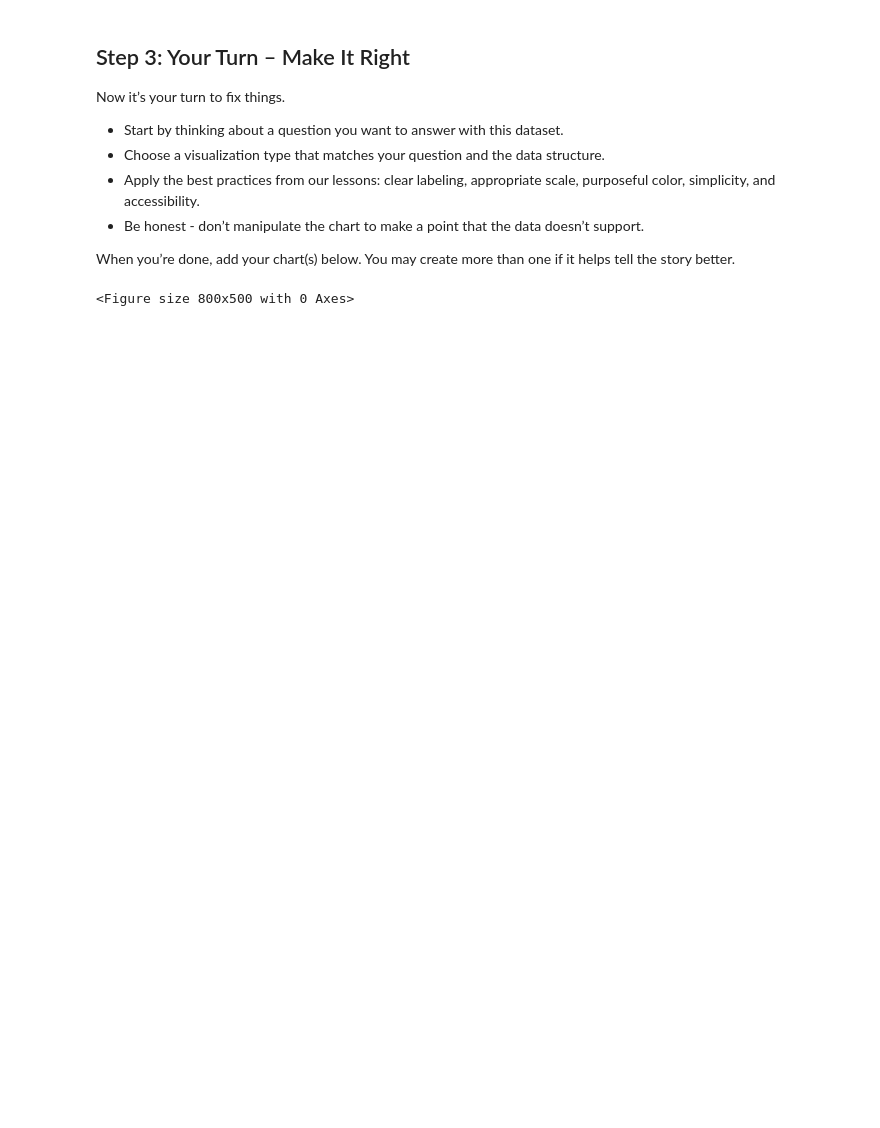
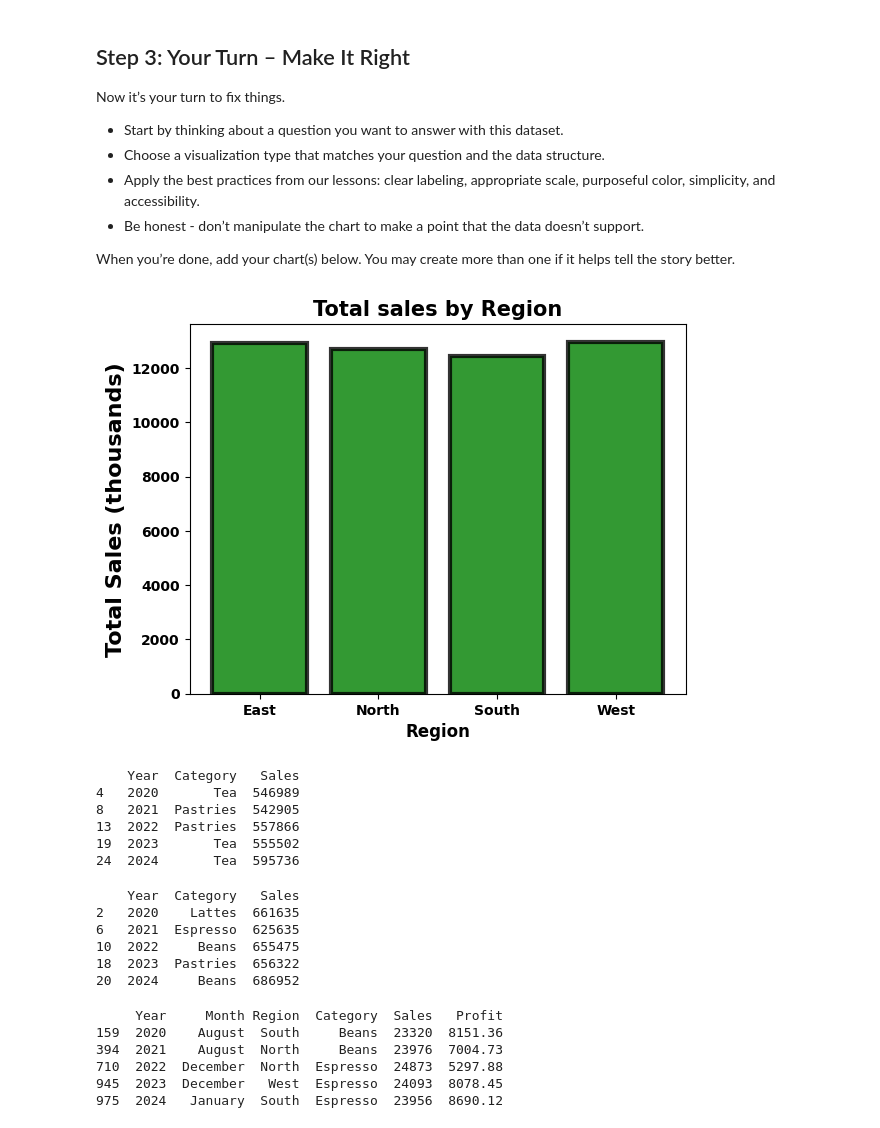
Before and after one commit to ryann1004/DA_M3_DataVizChallenge, a Jupyter notebook: data_viz_ethics_challenge.ipynb, the cells around one changed output. Cells and saved outputs as stored; diff of their text form; code cells hidden in the pictures; blank space fills up the shorter version.

Commit message:
new graphs included

```diff
--- a/data_viz_ethics_challenge.ipynb
+++ b/data_viz_ethics_challenge.ipynb
@@ -90,8 +91,59 @@ Now it’s your turn to fix things.
 When you’re done, add your chart(s) below. You may create more than one if it helps tell the story better.
 # %%
 # Your GOOD visualization(s) here
-plt.figure(figsize=(8,5))
-subset = coffee_df.groupby("Year")["Sales"].sum().reset_index()
+# corrected title variable, untruncated y-axis, appropriate color
+Total_sales = coffee_df.groupby("Region")["Sales"].mean().reset_index()
+# set a single, appropriate color for the bars
+colors = ['green']
+
+plt.bar(avg_sales["Region"], avg_sales["Sales"],
+color=colors, edgecolor="black", linewidth=3, alpha=0.8)
+# included clear, defined labels for title and axes
+plt.title("Total sales by Region", fontsize=15, fontweight="bold", color="black")
+plt.xlabel("Region", fontsize=12, fontweight="bold", color="black")
+plt.ylabel("Total Sales (thousands)", fontsize=16, fontweight="bold", color="black")
+# used a clean, simple grid
+plt.xticks(fontsize=10, fontweight="bold", color="black")
+plt.yticks(fontsize=10, fontweight="bold", color="black")
 plt.show()
 # %% [output]
-<Figure size 800x500 with 0 Axes>
+[figure, added]
+# %%
+
+# Identify the lowest selling item per year
+lowest_selling_item_per_year = coffee_df.groupby(['Year', 'Category'])['Sales'].sum().reset_index()
+
+lowest_selling_item_per_year = lowest_selling_item_per_year.loc[lowest_selling_item_per_year.groupby('Year')['Sales'].idxmin()]
+
+print(lowest_selling_item_per_year)
+# %% [output]
+    Year  Category   Sales
+4   2020       Tea  546989
+8   2021  Pastries  542905
+13  2022  Pastries  557866
+19  2023       Tea  555502
+24  2024       Tea  595736
+# %%
+# Identify the highest selling item per year
+highest_selling_item_per_year = coffee_df.groupby(['Year', 'Category'])['Sales'].sum().reset_index()
+
+highest_selling_item_per_year = highest_selling_item_per_year.loc[highest_selling_item_per_year.groupby('Year')['Sales'].idxmax()]
+
+print(highest_selling_item_per_year)
+# %% [output]
+    Year  Category   Sales
+2   2020    Lattes  661635
+6   2021  Espresso  625635
+10  2022     Beans  655475
+18  2023  Pastries  656322
+20  2024     Beans  686952
+# %%
+highest_selling_item_per_year = coffee_df.loc[coffee_df.groupby('Year')['Sales'].idxmax()]
+print(highest_selling_item_per_year)
+# %% [output]
+     Year     Month Region  Category  Sales   Profit
+159  2020    August  South     Beans  23320  8151.36
+394  2021    August  North     Beans  23976  7004.73
+710  2022  December  North  Espresso  24873  5297.88
+945  2023  December   West  Espresso  24093  8078.45
+975  2024   January  South  Espresso  23956  8690.12
```
Also changed, not shown: parts of 5 cells of this notebook.
